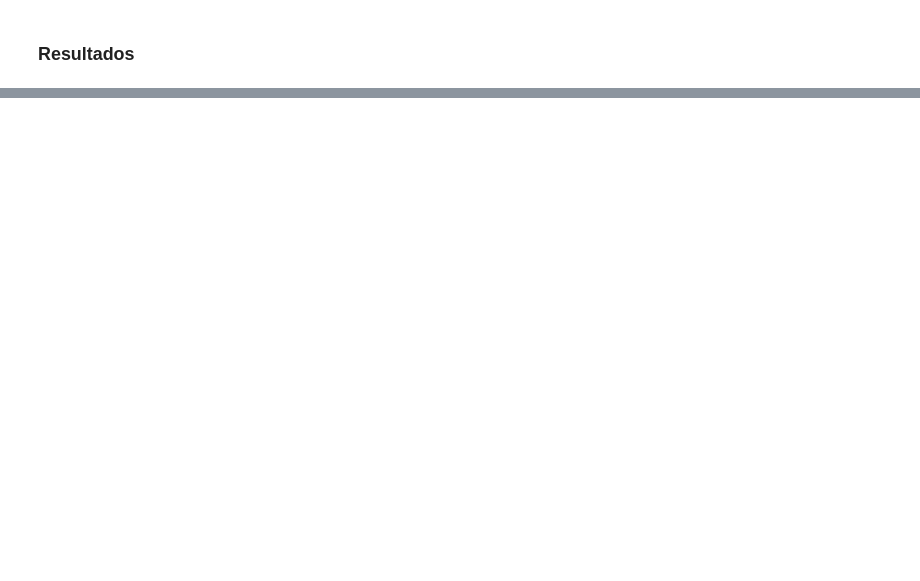
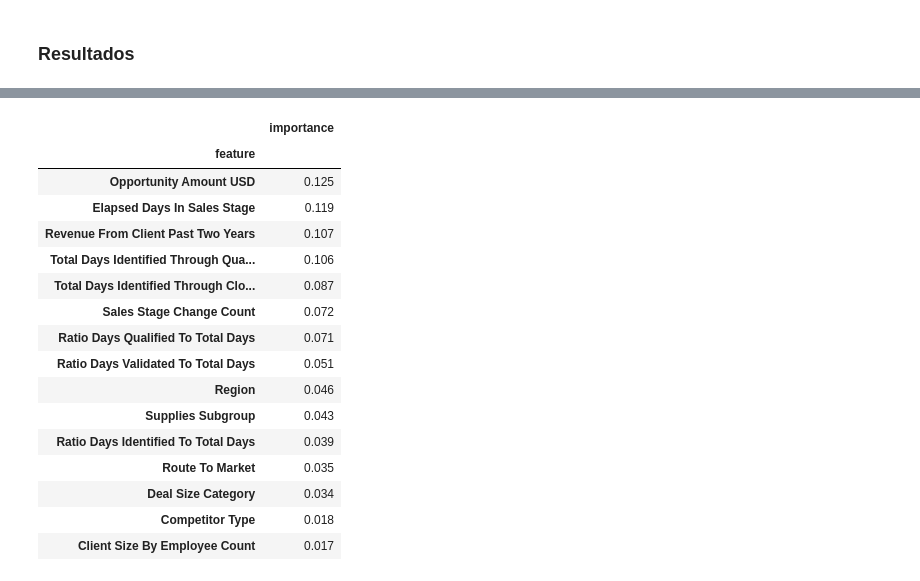
Before and after one commit to RaquelRufino/ProjetoIA, a Jupyter notebook: Sales.ipynb, the cells around one changed output, grey strips where cells are left out. Saved outputs shown, nothing was run; the diff lists cells and outputs as text; code cells hidden in the pictures; blank space fills up the shorter version.

```diff
--- a/Sales.ipynb
+++ b/Sales.ipynb
@@ -377,0 +386,22 @@ result_df.head(9)
+# %%
+importances = pd.DataFrame({'feature':data_train.columns,'importance':np.round(random_forest.feature_importances_,3)})
+importances = importances.sort_values('importance',ascending=False).set_index('feature')
+importances.head(15)
+# %% [output]
+|  | importance |
+| feature |  |
+| Opportunity Amount USD | 0.125 |
+| Elapsed Days In Sales Stage | 0.119 |
+| Revenue From Client Past Two Years | 0.107 |
+| Total Days Identified Through Qua... | 0.106 |
+| Total Days Identified Through Clo... | 0.087 |
+| Sales Stage Change Count | 0.072 |
+| Ratio Days Qualified To Total Days | 0.071 |
+| Ratio Days Validated To Total Days | 0.051 |
+| Region | 0.046 |
+| Supplies Subgroup | 0.043 |
+| Ratio Days Identified To Total Days | 0.039 |
+| Route To Market | 0.035 |
+| Deal Size Category | 0.034 |
+| Competitor Type | 0.018 |
+| Client Size By Employee Count | 0.017 |
```
Also changed, not shown: parts of 31 cells of this notebook.
